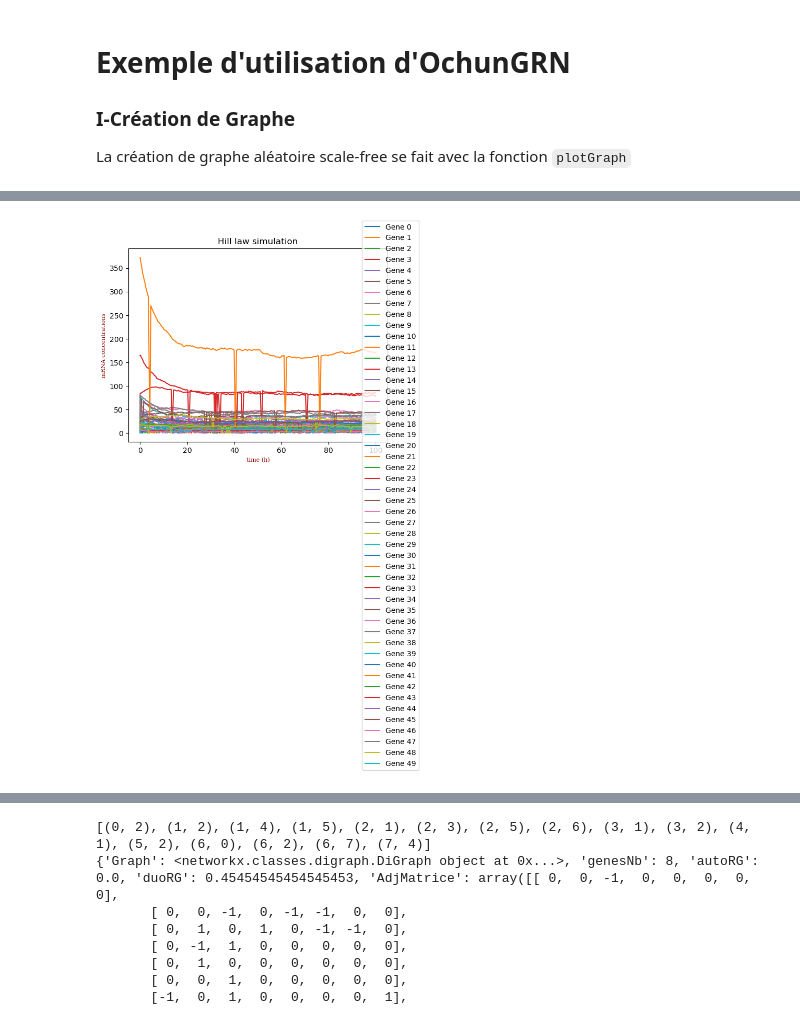
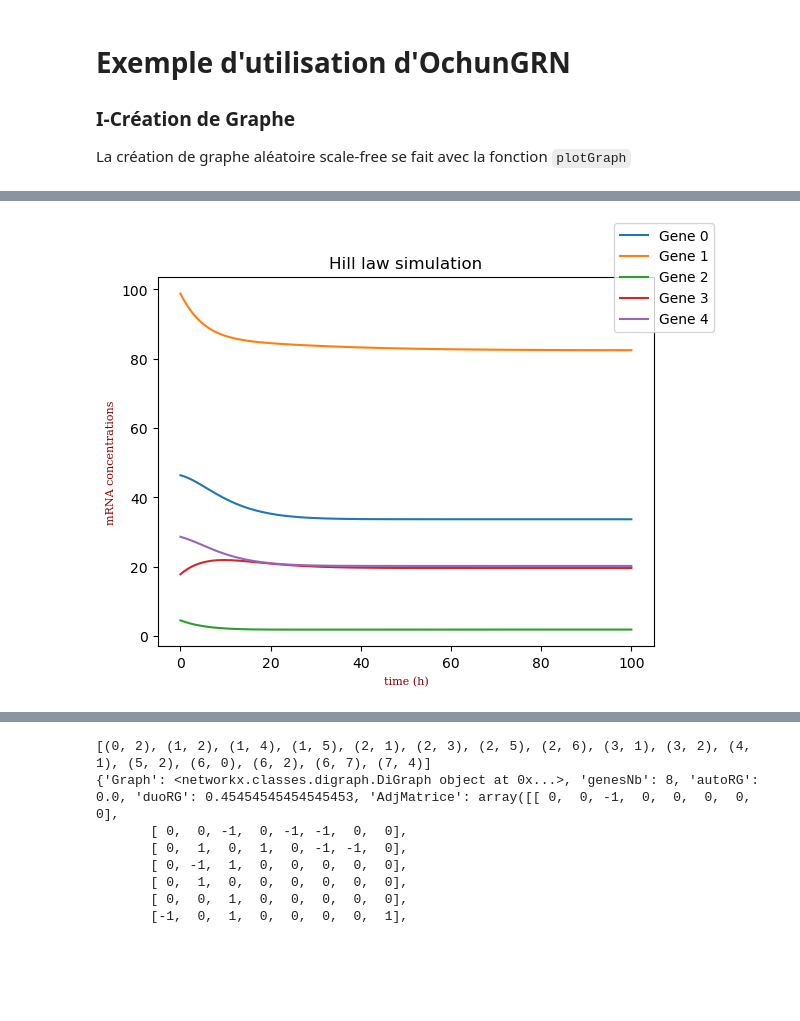
Before and after one commit to castlechild/GRNSimulation, a Jupyter notebook: exemple.ipynb, the cells around one changed output, grey strips where cells are left out. Cells and saved outputs as stored; diff of their text form; code cells hidden in the pictures; blank space fills up the shorter version.

```diff
--- a/exemple.ipynb
+++ b/exemple.ipynb
@@ -7,7 +7,7 @@ import numpy as np
 import ochunGRN as oGRN
 import random as rd
 # %%
-GENESNB = 7
+GENESNB = 5
 test = oGRN.randomGrn(GENESNB, 0.2, 0.1)
-oGRN.plotGraph(test, actInhPlotBool=True)
+oGRN.plotGraph(test)
 # %% [output]
@@ -17,6 +17,6 @@ oGRN.plotGraph(test, actInhPlotBool=True)
 
 Coeff = oGRN.getCoefficient(GENESNB)
 # %%
-oGRN.simulationODEs(test, "massAction", (0,100), Coeff)
+oGRN.simulationODEs(test, "massAction", (0,100), Coeff, stochasticNoiseAmplitude=0, physicalNoiseAmplitude=0)
 oGRN.plotSim(test, saveName=f"testmassAction.png")
 # %% [output]
@@ -24,4 +24,4 @@ oGRN.plotSim(test, saveName=f"testmassAction.png")
 # %%
-oGRN.simulationODEs(test, "indirect", (0,100), Coeff)
+oGRN.simulationODEs(test, "indirect", (0,100), Coeff, stochasticNoiseAmplitude=0, physicalNoiseAmplitude=0)
 oGRN.plotSim(test, ODEs="indirect", saveName=f"testindirect.png")
 # %% [output]
@@ -29,6 +33,6 @@ oGRN.plotSim(test, ODEs="indirect", saveName=f"testindirect.png")
 # %%
-oGRN.simulationODEs(test, "Hill", (0,100), Coeff)
+oGRN.simulationODEs(test, "Hill", (0,100), Coeff, stochasticNoiseAmplitude=0, physicalNoiseAmplitude=0, dropOutRate=0)
 oGRN.plotSim(test, ODEs="Hill", saveName=f"testHill.png")
 # %% [output]
-[figure, old version]
+[figure, new version]
 # %%
```
Also changed, not shown: parts of 11 cells of this notebook, 19 other files.
